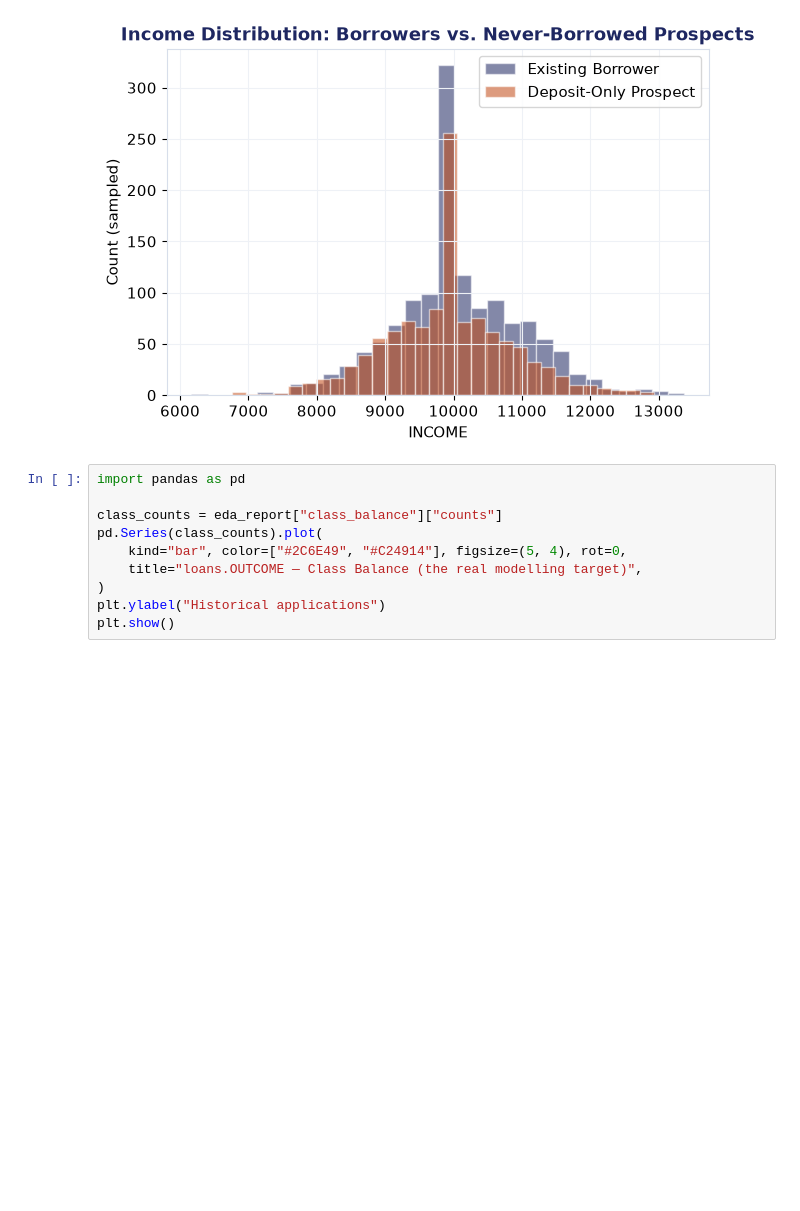
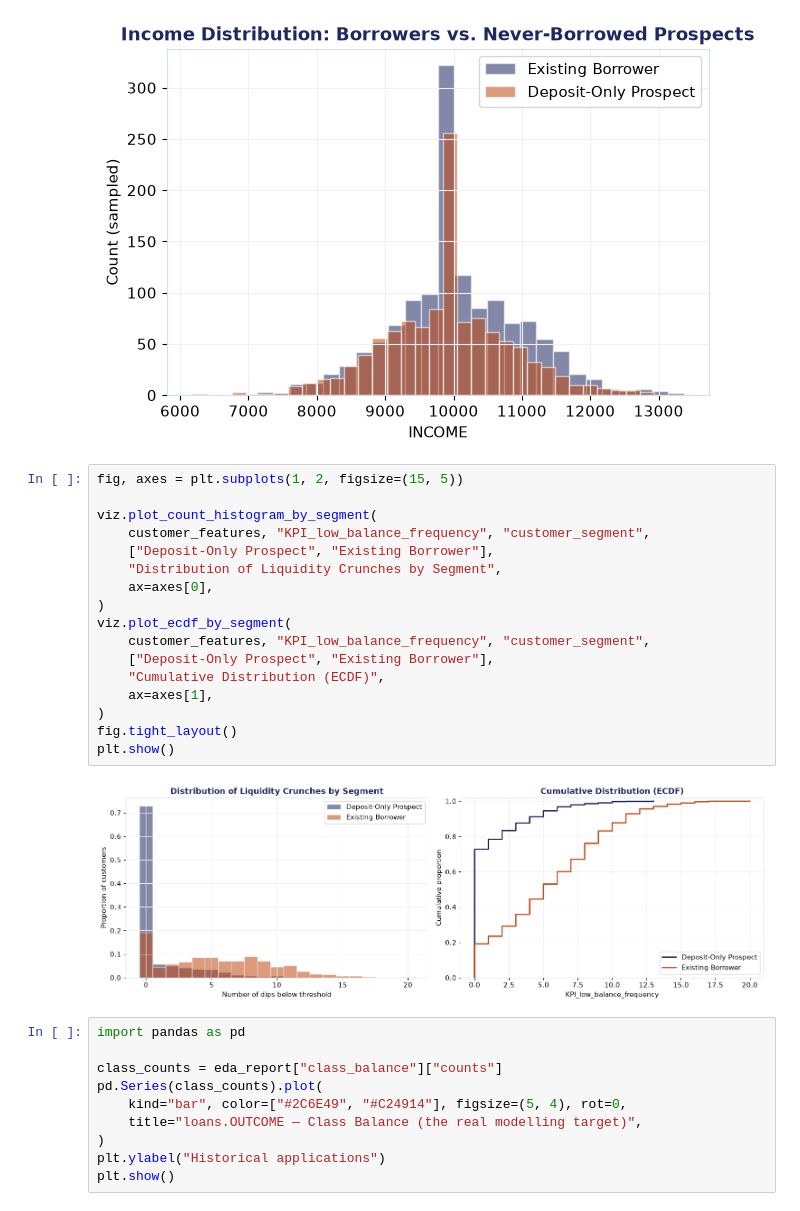
Before and after one commit to Chuene100/Loan-Propensity-Model, a Jupyter notebook: notebooks/loan_propensity_case_study.ipynb, the cells around one changed output. Drawn from its saved outputs; the diff is of its cells as text; blank space fills up the shorter version.

```diff
--- a/notebooks/loan_propensity_case_study.ipynb
+++ b/notebooks/loan_propensity_case_study.ipynb
@@ -322,6 +324,25 @@ viz.plot_grouped_histogram(
 plt.show()
 # %% [output]
 [figure]
+# %%
+fig, axes = plt.subplots(1, 2, figsize=(15, 5))
+
+viz.plot_count_histogram_by_segment(
+    customer_features, "KPI_low_balance_frequency", "customer_segment",
+    ["Deposit-Only Prospect", "Existing Borrower"],
+    "Distribution of Liquidity Crunches by Segment",
+    ax=axes[0],
+)
+viz.plot_ecdf_by_segment(
+    customer_features, "KPI_low_balance_frequency", "customer_segment",
+    ["Deposit-Only Prospect", "Existing Borrower"],
+    "Cumulative Distribution (ECDF)",
+    ax=axes[1],
+)
+fig.tight_layout()
+plt.show()
+# %% [output]
+[figure, added]
 # %%
 import pandas as pd
 
```
Also changed, not shown: parts of 11 cells of this notebook, 2 other files.
